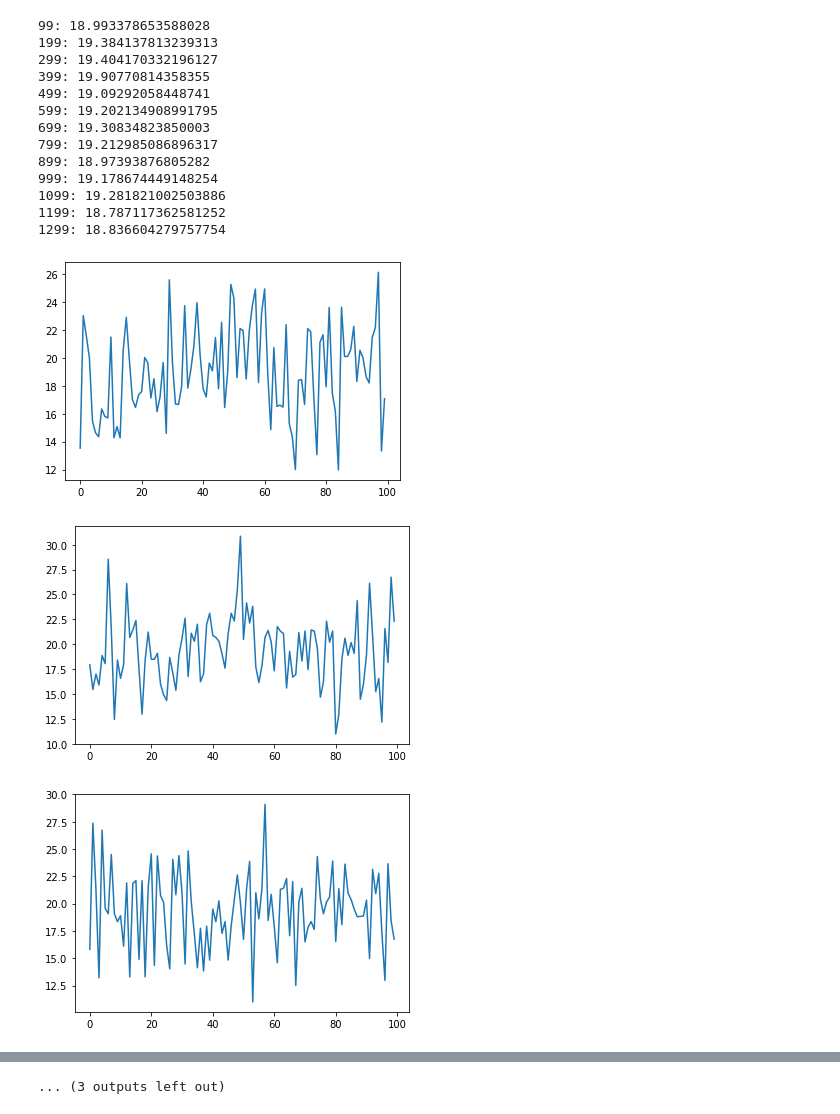
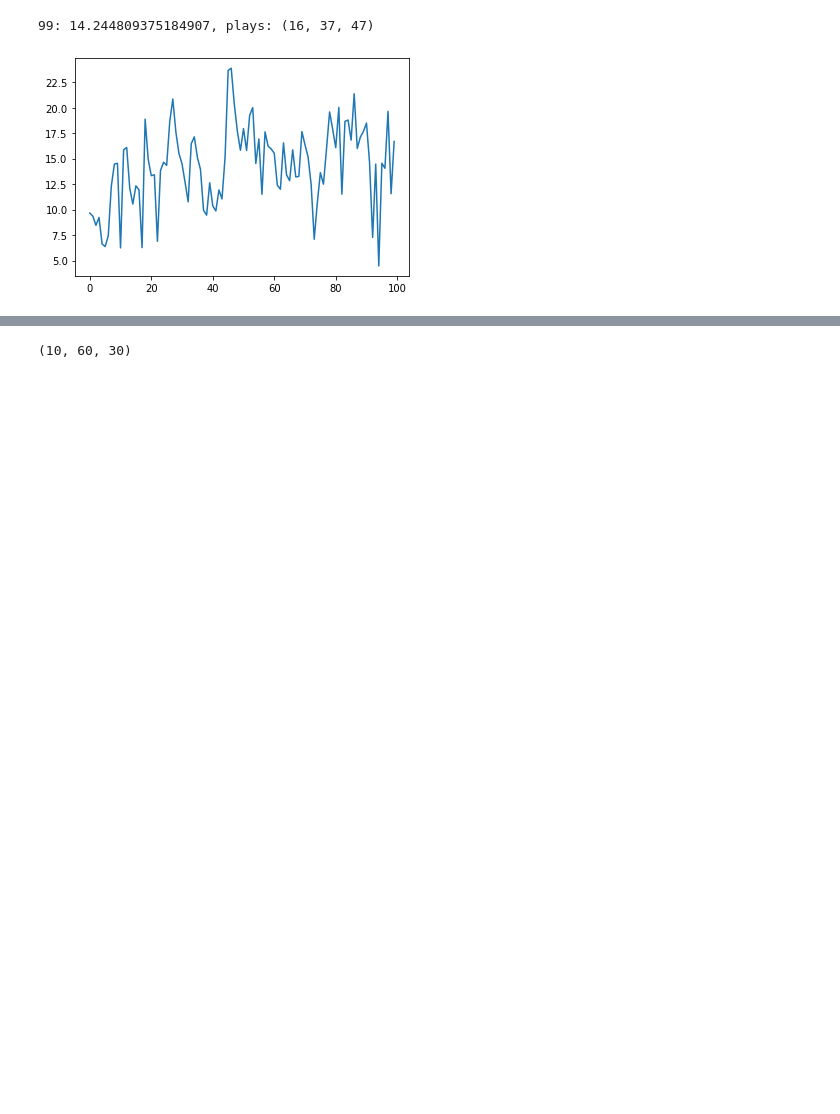
Before and after one commit to Akhilez/ml_gallery, a Jupyter notebook: ml_py/app/rl/tictactoe/t3.ipynb, the cells around one changed output, grey strips where cells are left out. Saved outputs shown, nothing was run; the diff lists cells and outputs as text; code cells hidden in the pictures; blank space fills up the shorter version.

```diff
--- a/ml_py/app/rl/tictactoe/t3.ipynb
+++ b/ml_py/app/rl/tictactoe/t3.ipynb
@@ -8,4 +8,4 @@ import numpy as np
 # %%
 device = 'cuda' if torch.cuda.is_available() else 'cpu'
 # %%
-model = T3Model(embed_dim=4, attentions_depth=0).double().to(device)
+model = T3Model(embed_dim=16, attentions_depth=2).double().to(device)
@@ -12,15 +64,4 @@ model = T3Model(embed_dim=4, attentions_depth=0).double().to(device)
 # %%
-def get_split_player_indices(size):
-    # Random indices
-    # me_idx_bool = torch.rand(size) > 0.5
-
-    # First half
-    me_idx_bool = torch.arange(size) > (size - 1) / 2
-
-    opo_idx = torch.nonzero(torch.logical_not(me_idx_bool)).flatten(0)
-    me_idx = torch.nonzero(me_idx_bool).flatten(0)
-    return me_idx, opo_idx, me_idx_bool
-
 
 def get_credits(t, gamma):
     credits = []
@@ -58,28 +99,24 @@ def get_loss(stats):
 def train():
 
     batch_size = 64
-    epochs = 10000
+    epochs = 1000
 
     model.train()
     optim = torch.optim.Adam(model.parameters(), lr=1e-4)
     envs = [TicTacToeEnv() for _ in range(batch_size)]
     losses = []
+    opponent = AIPlayer(model)
 
     for epoch in range(epochs):
         # Before game starts
 
-        me_idx, opo_idx, me_idx_bool = get_split_player_indices(batch_size)
-
+        me_idx_bool = torch.arange(batch_size) > (batch_size - 1) / 2
         stats = [[] for _ in range(batch_size)]
         is_dones = [False for _ in range(batch_size)]
         _ = [env.reset() for env in envs]
 
-        # Set current player to random
-        for i in range(batch_size):
-            envs[i].player = Pix.X if me_idx_bool[i] else Pix.O
-
         # Monte Carlo loop
-        for i_step in range(15):
+        for t in range(15):
             legal_actions = [env.get_legal_actions() for env in envs]
 
             xs = [convert_inputs(envs[i].state, envs[i].player) for i in range(batch_size)]
@@ -87,61 +124,55 @@ def train():
 
             yh = model(xs)  # yh shape: (batch, 9)
 
-
             for i in range(batch_size):
                 if not is_dones[i]:
 
                     # Is current player AI or other?
-                    ai_player = Pix.X if me_idx_bool[i] else Pix.O
-                    if envs[i].player == ai_player:
+                    ai_piece = Pix.X if me_idx_bool[i] else Pix.O
+                    if envs[i].player == ai_piece:
                         legal_probs = F.softmax(yh[i, legal_actions[i]], 0)
                         action_idx = int(torch.multinomial(legal_probs, 1).squeeze())
 
                         state, reward, is_done, info = envs[i].step(legal_actions[i][action_idx])
 
                         prob = legal_probs[action_idx]
                         stats[i].append([prob, reward])
                     else:
-                        random_idx = int(torch.randint(low=0, high=len(legal_actions[i]), size=(1,))[0])
-                        action = legal_actions[i][random_idx]
-
+                        action = opponent(envs[i], legal_actions[i])
                         _, _, is_done, _ = envs[i].step(action)
 
                     is_dones[i] = is_done
 
             if all(is_dones):
                 break
 
         loss = get_loss(stats)
 
         optim.zero_grad()
         loss.backward()
         optim.step()
         losses.append(loss.item())
+
         if (epoch + 1) % 100 == 0:
-            print(f'{epoch}: {np.mean(losses)}')
+            plays = [play(AIPlayer(model), opponent) for _ in range(50)]
+            plays = plays + [play(opponent, AIPlayer(model)) for _ in range(50)]
+            winners = torch.tensor(plays).float()
+
+            draws = len(torch.nonzero(winners == 0))
+            wins = len(torch.nonzero(winners == 1))
+            loses = len(torch.nonzero(winners == 2))
+
+            print(f'{epoch}: {np.mean(losses)}, plays: {draws, wins, loses}')
 
             #if (epoch + 1) % 1000 == 0:
             plt.plot(losses)
             plt.show()
 
             losses = []
+            opponent.model = model
+
 
 train()
 # %% [output]
-99: 18.993378653588028
-199: 19.384137813239313
-299: 19.404170332196127
-399: 19.90770814358355
-499: 19.09292058448741
-599: 19.202134908991795
-699: 19.30834823850003
-799: 19.212985086896317
-899: 18.97393876805282
-999: 19.178674449148254
-1099: 19.281821002503886
-1199: 18.787117362581252
-1299: 18.836604279757754
+99: 14.244809375184907, plays: (16, 37, 47)
-[figure, old version]
+[figure, new version]
-[figure, removed]
-[figure, removed]
@@ -156 +179,12 @@ train()
-... (3 outputs left out)
+# %%
+plays = [play(AIPlayer(model), random_player) for _ in range(50)]
+plays = plays + [play(random_player, AIPlayer(model)) for _ in range(50)]
+winners = torch.tensor(plays).float()
+
+draws = len(torch.nonzero(winners == 0))
+wins = len(torch.nonzero(winners == 1))
+loses = len(torch.nonzero(winners == 2))
+
+draws, wins, loses
+# %% [output]
+(10, 60, 30)
```
Also changed, not shown: parts of 3 cells of this notebook.
